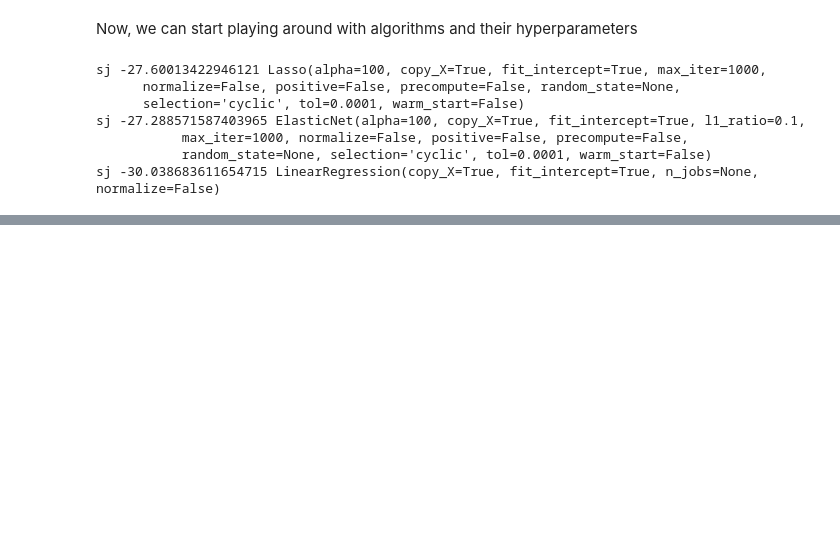
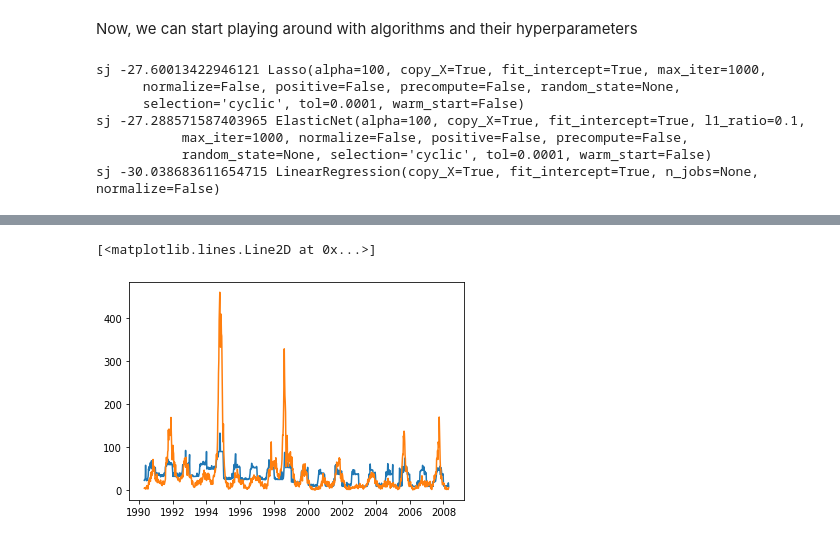
Before and after one commit to jlehrer1/DengAI, a Jupyter notebook: notebooks/data_modeling.ipynb, the cells around one changed output, grey strips where cells are left out. Saved outputs shown, nothing was run; the diff lists cells and outputs as text; code cells hidden in the pictures; blank space fills up the shorter version.

```diff
--- a/notebooks/data_modeling.ipynb
+++ b/notebooks/data_modeling.ipynb
@@ -95,0 +129,5 @@ np.mean(scores)
+# %%
+xgb_params['n_estimators'] = [100]
+xgb_params['min_child_weight'] = [0]
+grid_search.fit(sj_features.drop(['city', 'week_start_date'], axis=1), sj_labels['total_cases'])
+grid_search.best_params_, grid_search.best_score_
@@ -95,0 +158,6 @@ np.mean(scores)
+# %%
+plt.plot(pd.to_datetime(sj_features['week_start_date']), grid_search.predict(sj_features.drop(['city', 'week_start_date'], axis=1)))
+plt.plot(pd.to_datetime(sj_features['week_start_date']), sj_labels['total_cases'])
+# %% [output]
+[<matplotlib.lines.Line2D at 0x...>]
+[figure, added]
```
Also changed, not shown: parts of 9 cells of this notebook.
